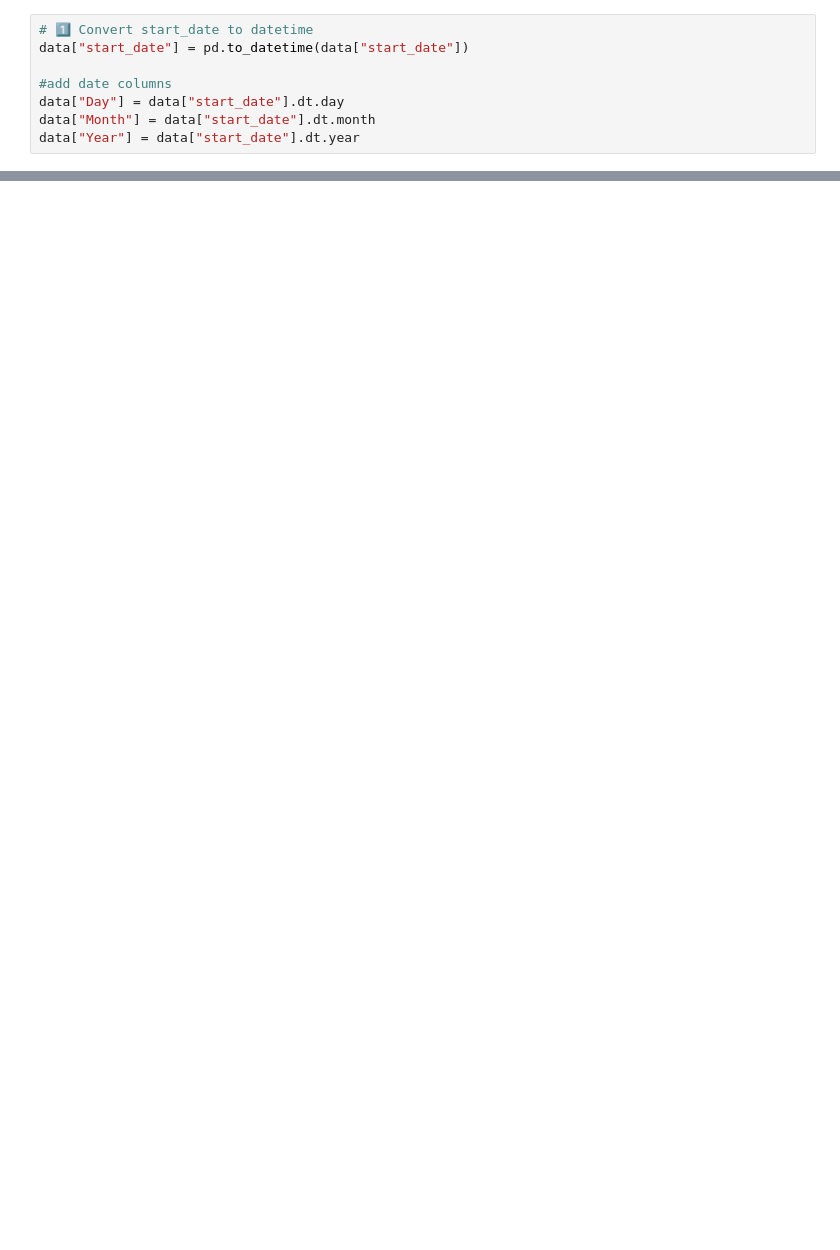
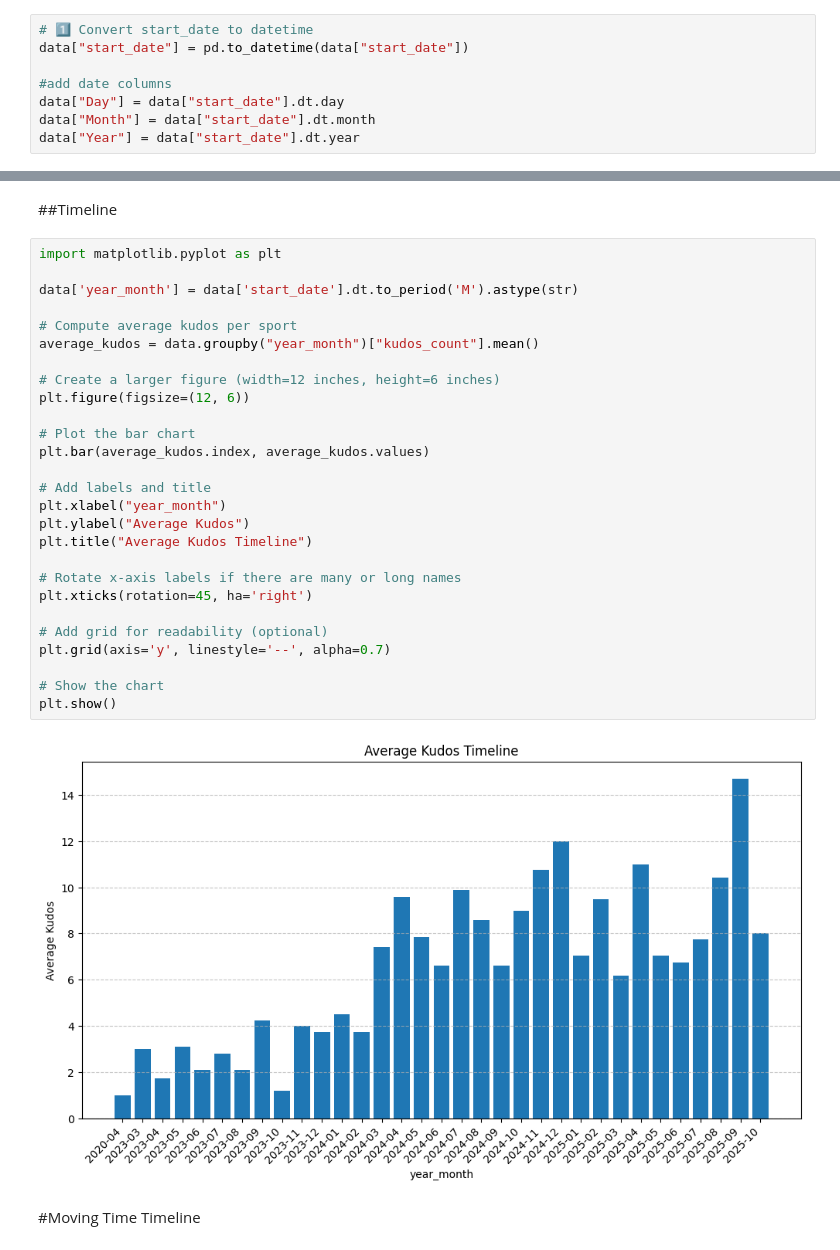
Before and after one commit to ldockx/my-first-data-engineering-project, a Jupyter notebook: first_data_engineering_effort.ipynb, the cells around one changed output, grey strips where cells are left out. Cells and saved outputs as stored; diff of their text form; blank space fills up the shorter version.

```diff
--- a/first_data_engineering_effort.ipynb
+++ b/first_data_engineering_effort.ipynb
@@ -105,3 +126,36 @@ data
+# %% [markdown]
+##Timeline
+# %%
+import matplotlib.pyplot as plt
+
+data['year_month'] = data['start_date'].dt.to_period('M').astype(str)
+
+# Compute average kudos per sport
+average_kudos = data.groupby("year_month")["kudos_count"].mean()
+
+# Create a larger figure (width=12 inches, height=6 inches)
+plt.figure(figsize=(12, 6))
+
+# Plot the bar chart
+plt.bar(average_kudos.index, average_kudos.values)
+
+# Add labels and title
+plt.xlabel("year_month")
+plt.ylabel("Average Kudos")
+plt.title("Average Kudos Timeline")
+
+# Rotate x-axis labels if there are many or long names
+plt.xticks(rotation=45, ha='right')
+
+# Add grid for readability (optional)
+plt.grid(axis='y', linestyle='--', alpha=0.7)
+
+# Show the chart
+plt.show()
+# %% [output]
+[figure, added]
+# %% [markdown]
+#Moving Time Timeline
 # %%
 import matplotlib.pyplot as plt
 import pandas as pd
```
Also changed, not shown: parts of 15 cells of this notebook.
